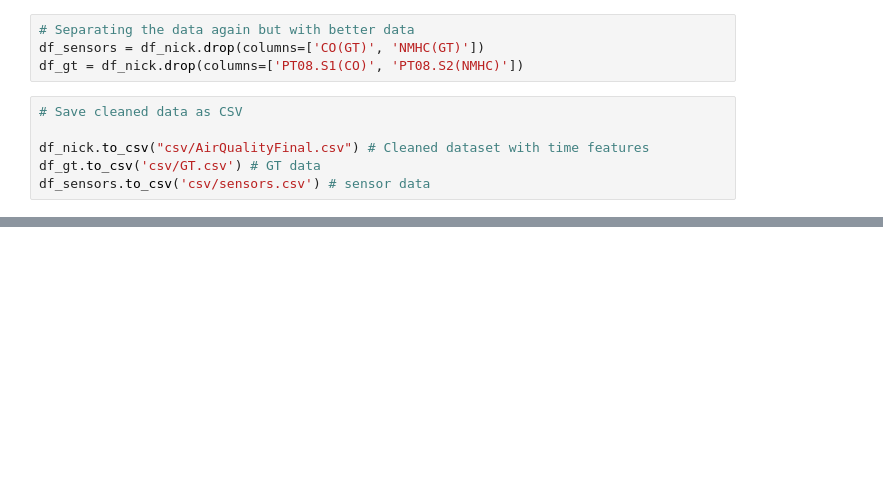
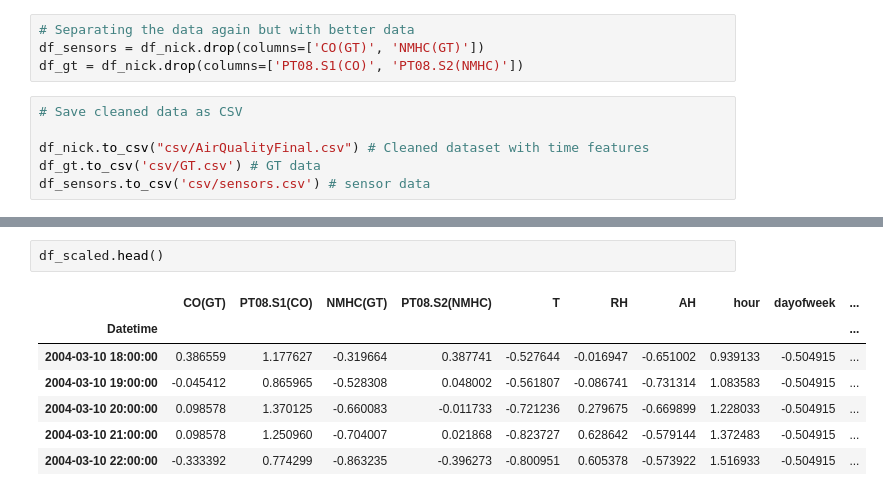
Before and after one commit to mr-kelsey/sp26-aai530-group1, a Jupyter notebook: CO_NMHC.ipynb, the cells around one changed output, grey strips where cells are left out. Cells and saved outputs as stored; diff of their text form; blank space fills up the shorter version.

```diff
--- a/CO_NMHC.ipynb
+++ b/CO_NMHC.ipynb
@@ -316,0 +332,10 @@ df_sensors.to_csv('csv/sensors.csv') # sensor data
+# %%
+df_scaled.head()
+# %% [output]
+|  | CO(GT) | PT08.S1(CO) | NMHC(GT) | PT08.S2(NMHC) | T | RH | AH | hour | dayofweek | ... |
+| Datetime |  |  |  |  |  |  |  |  |  | ... |
+| 2004-03-10 18:00:00 | 0.386559 | 1.177627 | -0.319664 | 0.387741 | -0.527644 | -0.016947 | -0.651002 | 0.939133 | -0.504915 | ... |
+| 2004-03-10 19:00:00 | -0.045412 | 0.865965 | -0.528308 | 0.048002 | -0.561807 | -0.086741 | -0.731314 | 1.083583 | -0.504915 | ... |
+| 2004-03-10 20:00:00 | 0.098578 | 1.370125 | -0.660083 | -0.011733 | -0.721236 | 0.279675 | -0.669899 | 1.228033 | -0.504915 | ... |
+| 2004-03-10 21:00:00 | 0.098578 | 1.250960 | -0.704007 | 0.021868 | -0.823727 | 0.628642 | -0.579144 | 1.372483 | -0.504915 | ... |
+| 2004-03-10 22:00:00 | -0.333392 | 0.774299 | -0.863235 | -0.396273 | -0.800951 | 0.605378 | -0.573922 | 1.516933 | -0.504915 | ... |
```
Also changed, not shown: parts of 6 cells of this notebook.
